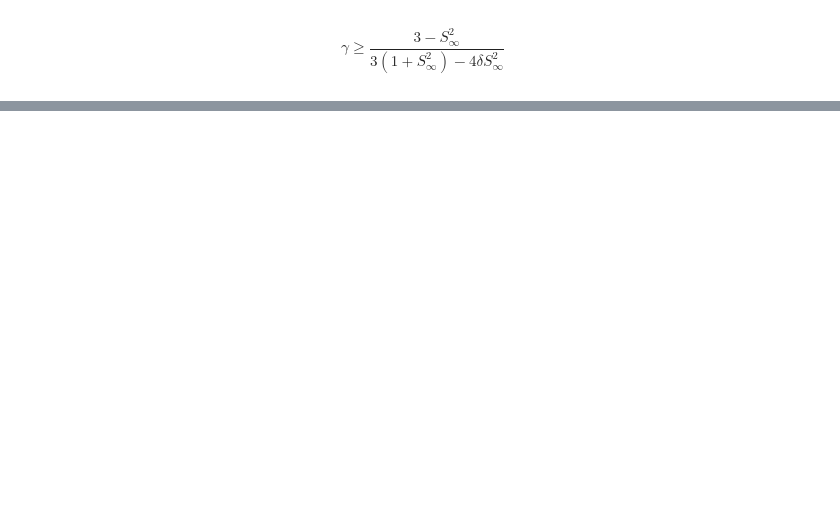
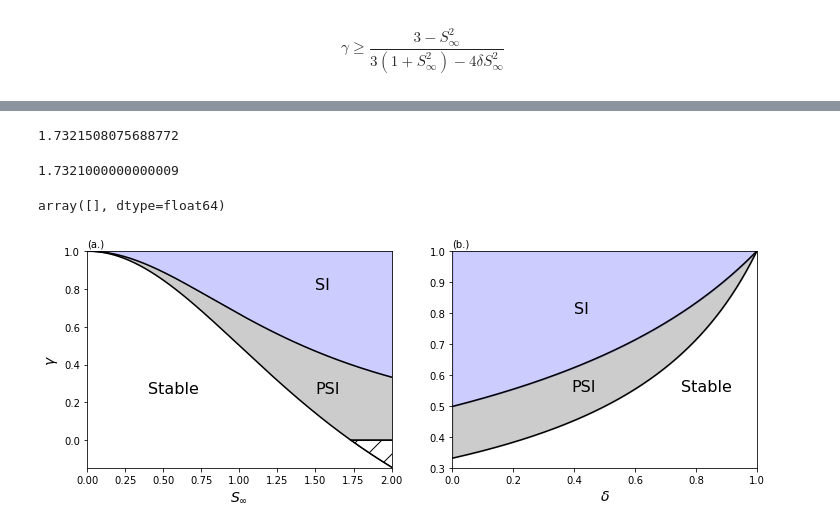
Before and after one commit to loganpknudsen/BottomBoundaryLayer, a Jupyter notebook: stability_regions.ipynb, the cells around one changed output, grey strips where cells are left out. Saved outputs shown, nothing was run; the diff lists cells and outputs as text; code cells hidden in the pictures; blank space fills up the shorter version.

```diff
--- a/stability_regions.ipynb
+++ b/stability_regions.ipynb
@@ -91,30 +127,47 @@ plt.show()
+# %%
+np.sqrt(3)+1e-4
+# %% [output]
+1.7321508075688772
+# %%
+Sinf[17331]
+# %% [output]
+1.7321000000000009
+# %%
+Sinf[1.7320==Sinf]
+# %% [output]
+array([], dtype=float64)
 # %%
 fig, axs = plt.subplots(1,2,sharey=False,figsize=(12,4))
 axs[0].fill_between(Sinf,gd,gamma_upper_limit(Sinf,deltafix),color="k",alpha=0.2)
 axs[0].fill_between(Sinf,gamma_upper_limit(Sinf,deltafix),1,color="b",alpha=0.2)
+gmu, Sm =gamma_lower_limit_upwelling(Sinf,deltafix)
+axs[0].fill_between(Sm,gmu,0,color="k",facecolor="none",alpha=1,hatch="/")
 axs[0].plot(Sinf,gamma_upper_limit(Sinf,deltafix),c="k")
 axs[0].plot(Sinf,gd,c="k")
+axs[0].plot(Sm,gmu,c="k")
 axs[0].set_ylabel(r"$\gamma$",fontsize=14)
 axs[0].set_xlabel(r"$S_\infty$",fontsize=14)
 axs[0].set_xlim([0,2])
 axs[0].set_ylim([-0.15,1])
 axs[0].text(1.5,0.8,"SI",fontsize=16)
 axs[0].text(1.5,0.25,"PSI",fontsize=16)
 axs[0].text(0.4,0.25,"Stable",fontsize=16)
 axs[0].text(0,1.025,"(a.)")
 axs[1].fill_between(delta,gd2,gamma_upper_limit(Sfix,delta),color="k",alpha=0.2)
 axs[1].fill_between(delta,gamma_upper_limit(Sfix,delta),1,color="b",alpha=0.2)
 axs[1].plot(delta,gd2,c="k")
 axs[1].plot(delta,gamma_upper_limit(Sfix,delta),c="k")
 # axs[1].set_ylabel(r"$\gamma$",fontsize=14)
 axs[1].set_xlabel(r"$\delta$",fontsize=14)
 axs[1].text(0.4,0.8,"SI",fontsize=16)
 axs[1].text(0.39,0.55,"PSI",fontsize=16)
 axs[1].text(0.75,0.55,"Stable",fontsize=16)
 axs[1].set_xlim([0,1])
 axs[1].set_ylim([0.3,1])
 axs[1].text(0,1.015,"(b.)")
 plt.savefig("parameter_space_figure.pdf")
+# %% [output]
+[figure, added]
 # %%
 # plt.fill_between(delta,Sfix,gamma_upper_limit(Sfix,delta),color="k",alpha=0.2)
 # plt.fill_between(delta,gamma_upper_limit(Sfix,delta),1,color="b",alpha=0.2)
```
Also changed, not shown: parts of 14 cells of this notebook, 6 other files.
